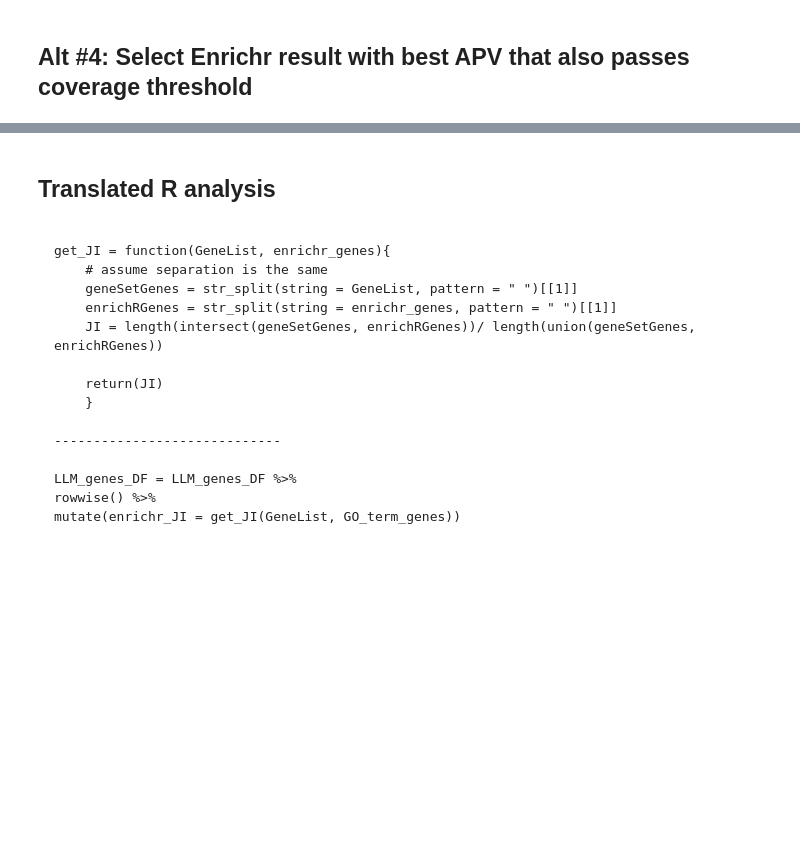
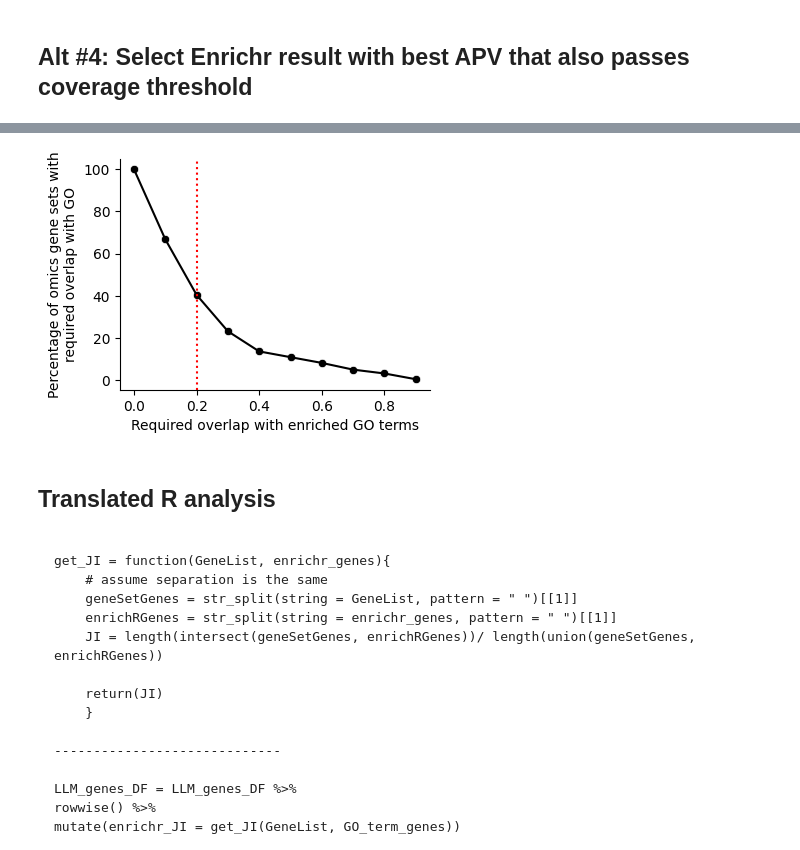
Before and after one commit to idekerlab/llm_evaluation_for_gene_set_interpretation, a Jupyter notebook: 3A.[Omics_revamped]_AnalyzeAnnotation(python).ipynb, the cells around one changed output, grey strips where cells are left out. Cells and saved outputs as stored; diff of their text form; code cells hidden in the pictures; blank space fills up the shorter version.

```diff
--- a/3A.[Omics_revamped]_AnalyzeAnnotation(python).ipynb
+++ b/3A.[Omics_revamped]_AnalyzeAnnotation(python).ipynb
@@ -323 +493,22 @@ Total                133    167    300
+# %%
+# Plotting the results
+import matplotlib.pyplot as plt
+import seaborn as sns
+
+plt.figure(figsize=(4,3))
+sns.scatterplot(data=coverage_thresh_eval_DF, x='coverage_thresh', y='perc_success_normed', color='black')
+sns.lineplot(data=coverage_thresh_eval_DF, x='coverage_thresh', y='perc_success_normed', color='black')
+
+# Adding vertical lines at specific thresholds
+plt.axvline(x=0.2, color='red', linestyle='dotted')
+
+# Adding labels and title
+plt.xlabel('Required overlap with enriched GO terms')
+plt.ylabel('Percentage of omics gene sets with\nrequired overlap with GO')
+sns.despine()
+
+# Display the plot
+plt.show()
+# %% [output]
+[figure, added]
 # %%
```
Also changed, not shown: parts of 11 cells of this notebook, 4 other files.
